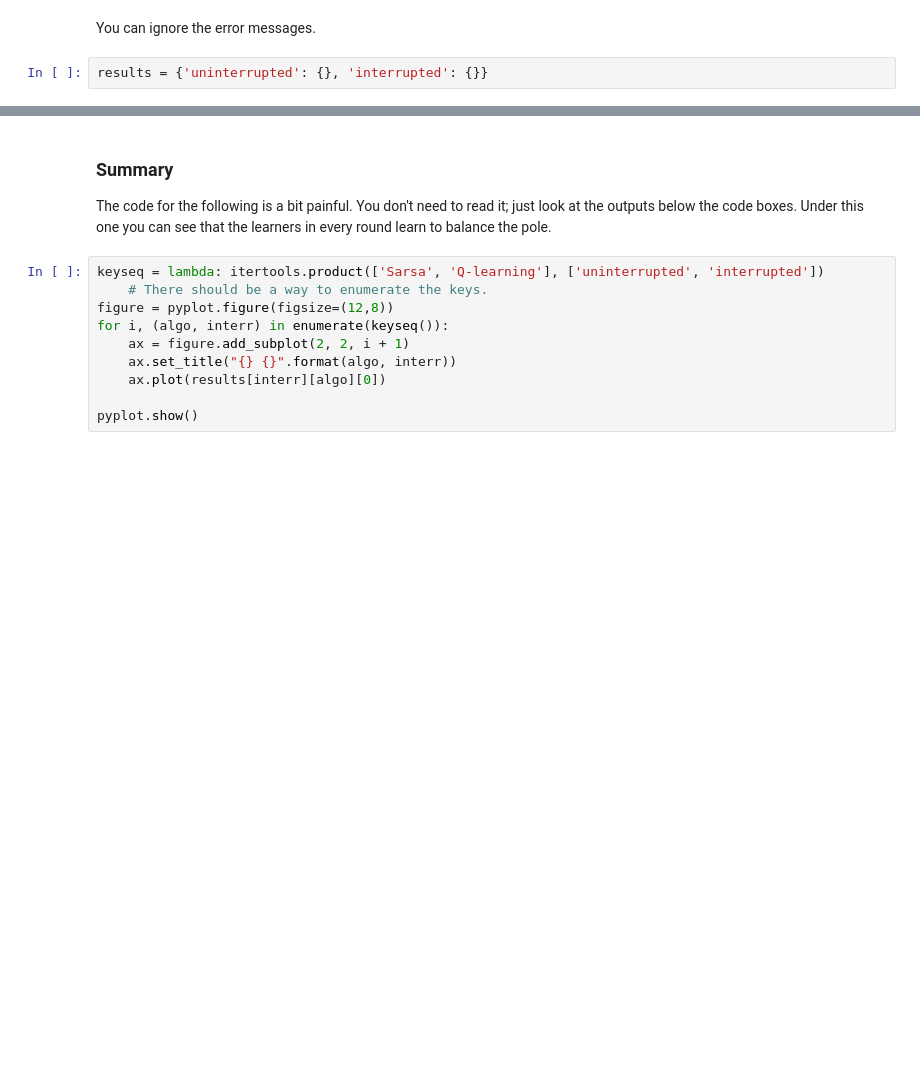
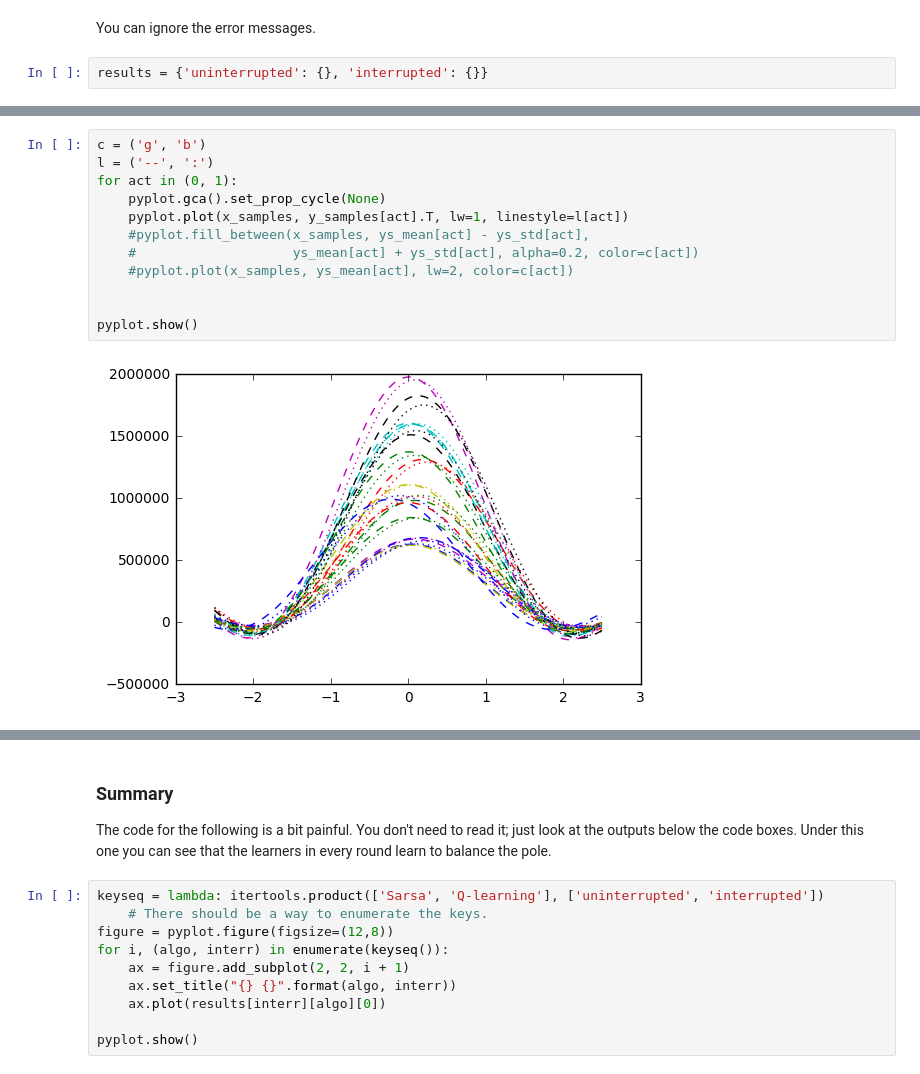
Before and after one commit to rmoehn/cartpole, a Jupyter notebook: notebooks/OffSwitchCartPole.ipynb, the cells around one changed output, grey strips where cells are left out. Cells and saved outputs as stored; diff of their text form; blank space fills up the shorter version.

```diff
--- a/notebooks/OffSwitchCartPole.ipynb
+++ b/notebooks/OffSwitchCartPole.ipynb
@@ -202,0 +231,14 @@ TypeError: 'NoneType' object has no attribute '__getitem__'
+# %%
+c = ('g', 'b')
+l = ('--', ':')
+for act in (0, 1):
+    pyplot.gca().set_prop_cycle(None)
+    pyplot.plot(x_samples, y_samples[act].T, lw=1, linestyle=l[act])
+    #pyplot.fill_between(x_samples, ys_mean[act] - ys_std[act],
+    #                    ys_mean[act] + ys_std[act], alpha=0.2, color=c[act])
+    #pyplot.plot(x_samples, ys_mean[act], lw=2, color=c[act])
+
+
+pyplot.show()
+# %% [output]
+[figure, added]
```
Also changed, not shown: parts of 20 cells of this notebook.
